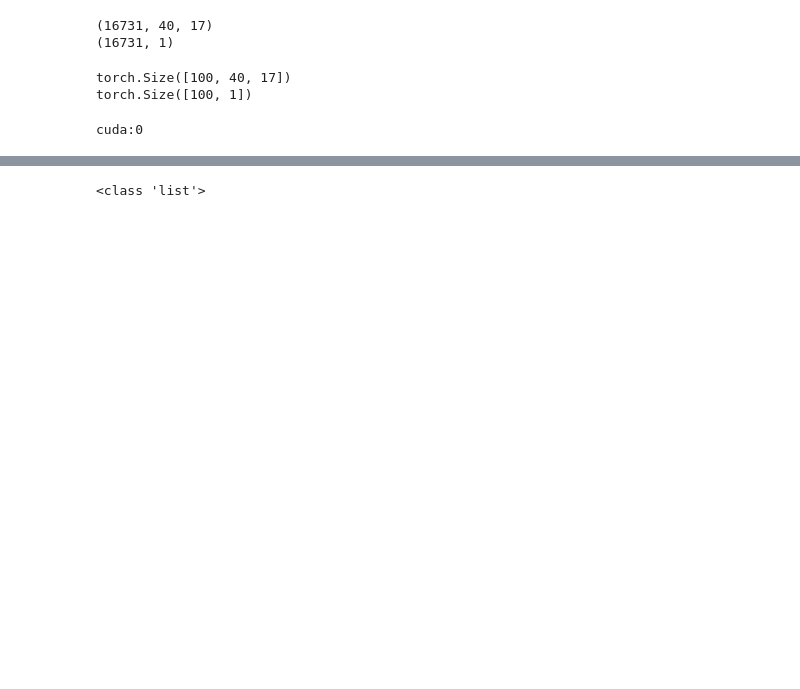
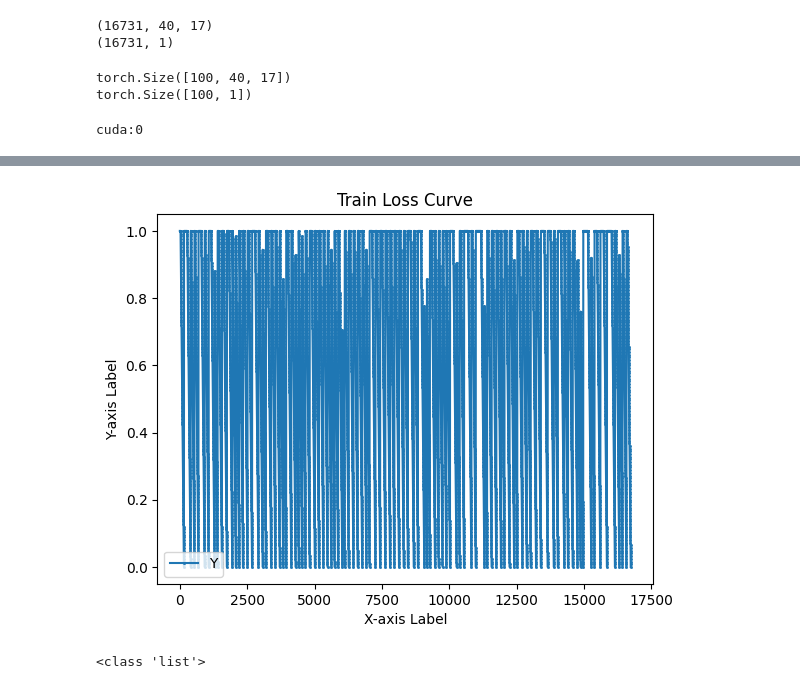
Before and after one commit to qawl987/DAST-self, a Jupyter notebook: notebook/cmapss/model_training/main.ipynb, the cells around one changed output, grey strips where cells are left out. Saved outputs shown, nothing was run; the diff lists cells and outputs as text; code cells hidden in the pictures; blank space fills up the shorter version.

```diff
--- a/notebook/cmapss/model_training/main.ipynb
+++ b/notebook/cmapss/model_training/main.ipynb
@@ -181,3 +224,23 @@ KeyboardInterrupt:
+# %%
+import matplotlib.pyplot as plt
+
+# Example data
+
+# Plotting the line chart
+# plt.plot(X_train[0], label='Pred', marker='o', markersize=1)
+plt.plot(Y_train, label='Y', marker='s', markersize=1)
+# Adding labels and title
+plt.xlabel('X-axis Label')
+plt.ylabel('Y-axis Label')
+plt.title('Train Loss Curve')
+
+# Adding a legend
+plt.legend()
+
+# Display the plot
+plt.show()
+# %% [output]
+[figure, added]
 # %%
 print(type(prediction_list))
 # %% [output]
```
Also changed, not shown: parts of 5 cells of this notebook.
